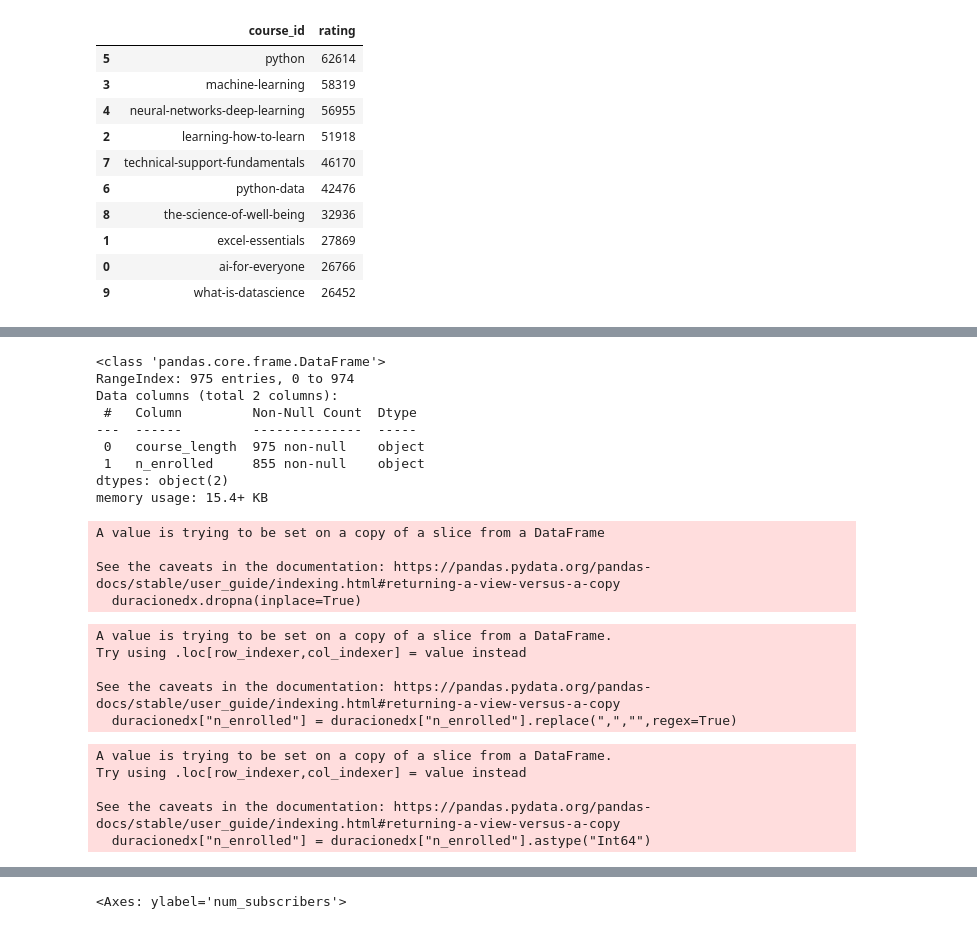
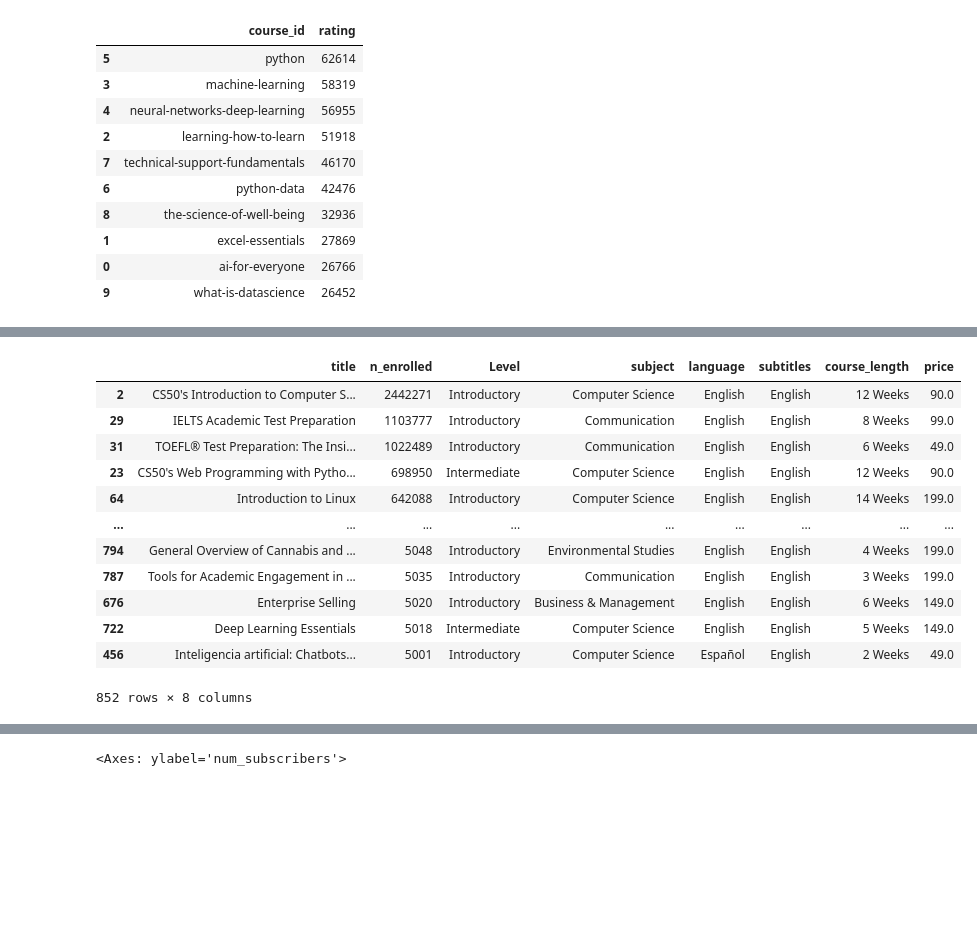
Before and after one commit to octa-acostamonti/MOOCs-Analyisis, a Jupyter notebook: EDA.ipynb, the cells around one changed output, grey strips where cells are left out. Cells and saved outputs as stored; diff of their text form; code cells hidden in the pictures; blank space fills up the shorter version.

```diff
--- a/EDA.ipynb
+++ b/EDA.ipynb
@@ -275 +363,20 @@ edx.head()
+# %%
+edx["n_enrolled"] = edx["n_enrolled"].str.replace(",","")
+edx["n_enrolled"] = edx["n_enrolled"].astype("Int64")
+# %%
+edx.sort_values("n_enrolled",ascending=False)
+# %% [output]
+|  | title | n_enrolled | Level | subject | language | subtitles | course_length | price |
+| 2 | CS50's Introduction to Computer S... | 2442271 | Introductory | Computer Science | English | English | 12 Weeks | 90.0 |
+| 29 | IELTS Academic Test Preparation | 1103777 | Introductory | Communication | English | English | 8 Weeks | 99.0 |
+| 31 | TOEFL® Test Preparation: The Insi... | 1022489 | Introductory | Communication | English | English | 6 Weeks | 49.0 |
+| 23 | CS50's Web Programming with Pytho... | 698950 | Intermediate | Computer Science | English | English | 12 Weeks | 90.0 |
+| 64 | Introduction to Linux | 642088 | Introductory | Computer Science | English | English | 14 Weeks | 199.0 |
+| ... | ... | ... | ... | ... | ... | ... | ... | ... |
+| 794 | General Overview of Cannabis and ... | 5048 | Introductory | Environmental Studies | English | English | 4 Weeks | 199.0 |
+| 787 | Tools for Academic Engagement in ... | 5035 | Introductory | Communication | English | English | 3 Weeks | 199.0 |
+| 676 | Enterprise Selling | 5020 | Introductory | Business & Management | English | English | 6 Weeks | 149.0 |
+| 722 | Deep Learning Essentials | 5018 | Intermediate | Computer Science | English | English | 5 Weeks | 149.0 |
+| 456 | Inteligencia artificial: Chatbots... | 5001 | Introductory | Computer Science | Español | English | 2 Weeks | 49.0 |
+852 rows × 8 columns
 # %%
@@ -277,35 +383,0 @@ duracionedx = edx[["course_length","n_enrolled"]]
-# %%
-duracionedx.info()
-# %% [output]
-<class 'pandas.core.frame.DataFrame'>
-RangeIndex: 975 entries, 0 to 974
-Data columns (total 2 columns):
- #   Column         Non-Null Count  Dtype
----  ------         --------------  -----
- 0   course_length  975 non-null    object
- 1   n_enrolled     855 non-null    object
-dtypes: object(2)
-memory usage: 15.4+ KB
-# %%
-duracionedx.dropna(inplace=True)
-# %% [output]
-A value is trying to be set on a copy of a slice from a DataFrame
-
-See the caveats in the documentation: https://pandas.pydata.org/pandas-docs/stable/user_guide/indexing.html#returning-a-view-versus-a-copy
-  duracionedx.dropna(inplace=True)
-# %%
-duracionedx["n_enrolled"] = duracionedx["n_enrolled"].replace(",","",regex=True)
-# %% [output]
-A value is trying to be set on a copy of a slice from a DataFrame.
-Try using .loc[row_indexer,col_indexer] = value instead
-
-See the caveats in the documentation: https://pandas.pydata.org/pandas-docs/stable/user_guide/indexing.html#returning-a-view-versus-a-copy
-  duracionedx["n_enrolled"] = duracionedx["n_enrolled"].replace(",","",regex=True)
-# %%
-duracionedx["n_enrolled"] = duracionedx["n_enrolled"].astype("Int64")
-# %% [output]
-A value is trying to be set on a copy of a slice from a DataFrame.
-Try using .loc[row_indexer,col_indexer] = value instead
-
-See the caveats in the documentation: https://pandas.pydata.org/pandas-docs/stable/user_guide/indexing.html#returning-a-view-versus-a-copy
-  duracionedx["n_enrolled"] = duracionedx["n_enrolled"].astype("Int64")
```
Also changed, not shown: parts of 24 cells of this notebook.
